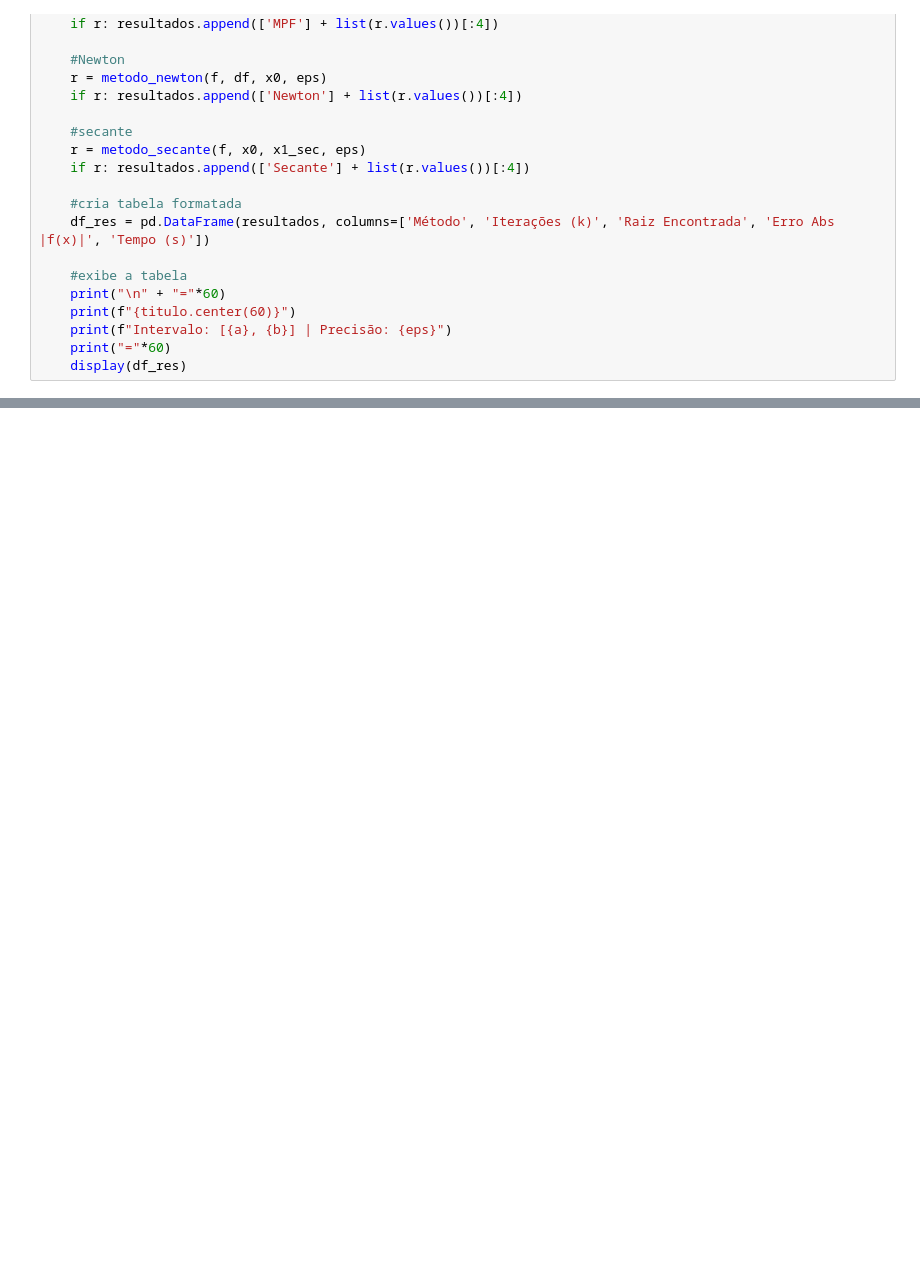
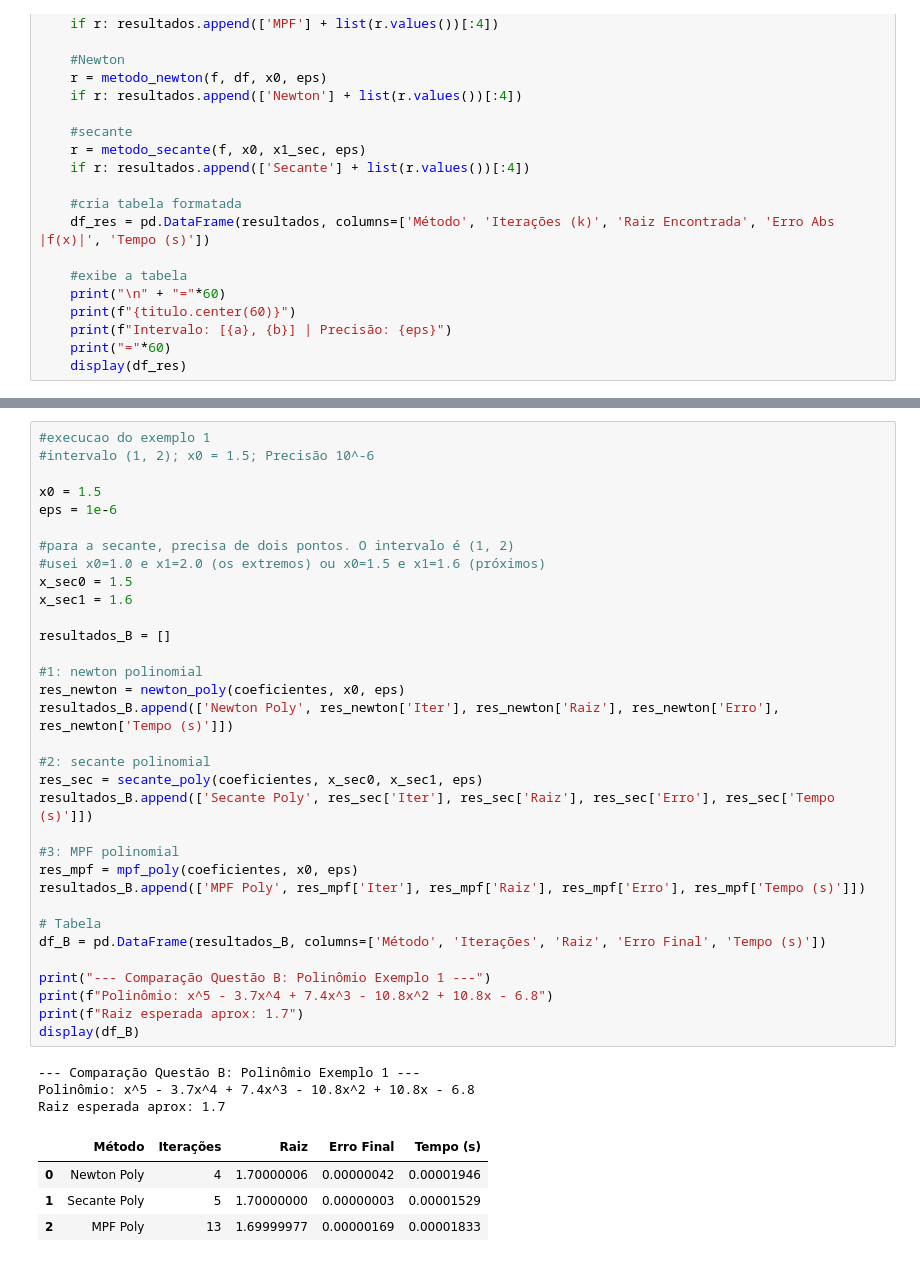
Before and after one commit to ofranbraga/atividades_matematica_computacional, a Jupyter notebook: atividade_2.1.ipynb, the cells around one changed output, grey strips where cells are left out. Saved outputs shown, nothing was run; the diff lists cells and outputs as text; blank space fills up the shorter version.

```diff
--- a/atividade_2.1.ipynb
+++ b/atividade_2.1.ipynb
@@ -323,0 +478,41 @@ Intervalo: [1.1, 2.0] | Precisão: 1e-06
+# %%
+#execucao do exemplo 1
+#intervalo (1, 2); x0 = 1.5; Precisão 10^-6
+
+x0 = 1.5
+eps = 1e-6
+
+#para a secante, precisa de dois pontos. O intervalo é (1, 2)
+#usei x0=1.0 e x1=2.0 (os extremos) ou x0=1.5 e x1=1.6 (próximos)
+x_sec0 = 1.5
+x_sec1 = 1.6
+
+resultados_B = []
+
+#1: newton polinomial
+res_newton = newton_poly(coeficientes, x0, eps)
+resultados_B.append(['Newton Poly', res_newton['Iter'], res_newton['Raiz'], res_newton['Erro'], res_newton['Tempo (s)']])
+
+#2: secante polinomial
+res_sec = secante_poly(coeficientes, x_sec0, x_sec1, eps)
+resultados_B.append(['Secante Poly', res_sec['Iter'], res_sec['Raiz'], res_sec['Erro'], res_sec['Tempo (s)']])
+
+#3: MPF polinomial
+res_mpf = mpf_poly(coeficientes, x0, eps)
+resultados_B.append(['MPF Poly', res_mpf['Iter'], res_mpf['Raiz'], res_mpf['Erro'], res_mpf['Tempo (s)']])
+
+# Tabela
+df_B = pd.DataFrame(resultados_B, columns=['Método', 'Iterações', 'Raiz', 'Erro Final', 'Tempo (s)'])
+
+print("--- Comparação Questão B: Polinômio Exemplo 1 ---")
+print(f"Polinômio: x^5 - 3.7x^4 + 7.4x^3 - 10.8x^2 + 10.8x - 6.8")
+print(f"Raiz esperada aprox: 1.7")
+display(df_B)
+# %% [output]
+--- Comparação Questão B: Polinômio Exemplo 1 ---
+Polinômio: x^5 - 3.7x^4 + 7.4x^3 - 10.8x^2 + 10.8x - 6.8
+Raiz esperada aprox: 1.7
+|  | Método | Iterações | Raiz | Erro Final | Tempo (s) |
+| 0 | Newton Poly | 4 | 1.70000006 | 0.00000042 | 0.00001946 |
+| 1 | Secante Poly | 5 | 1.70000000 | 0.00000003 | 0.00001529 |
+| 2 | MPF Poly | 13 | 1.69999977 | 0.00000169 | 0.00001833 |
```
Also changed, not shown: parts of 9 cells of this notebook.
